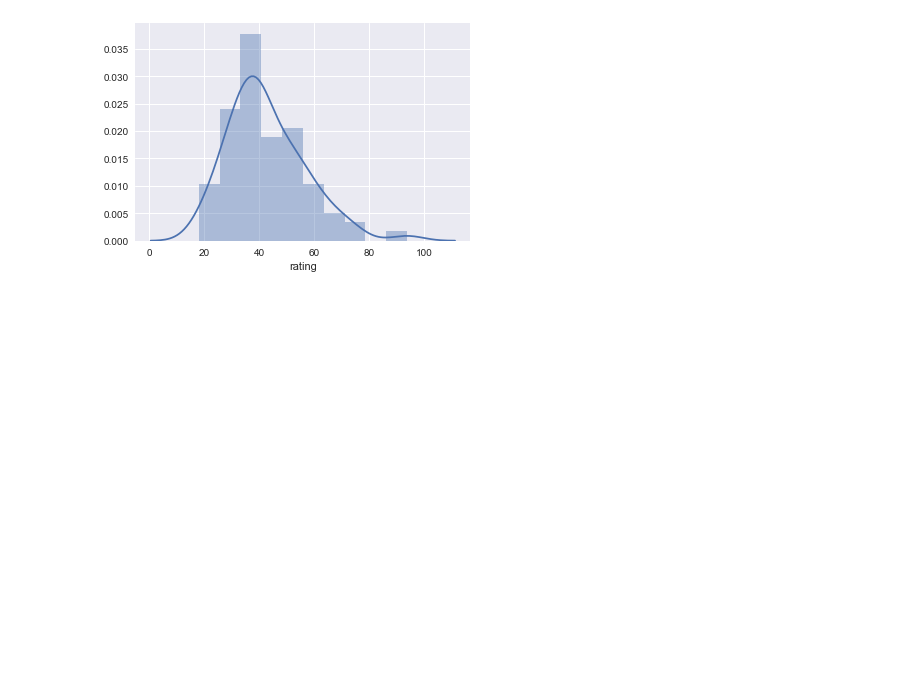
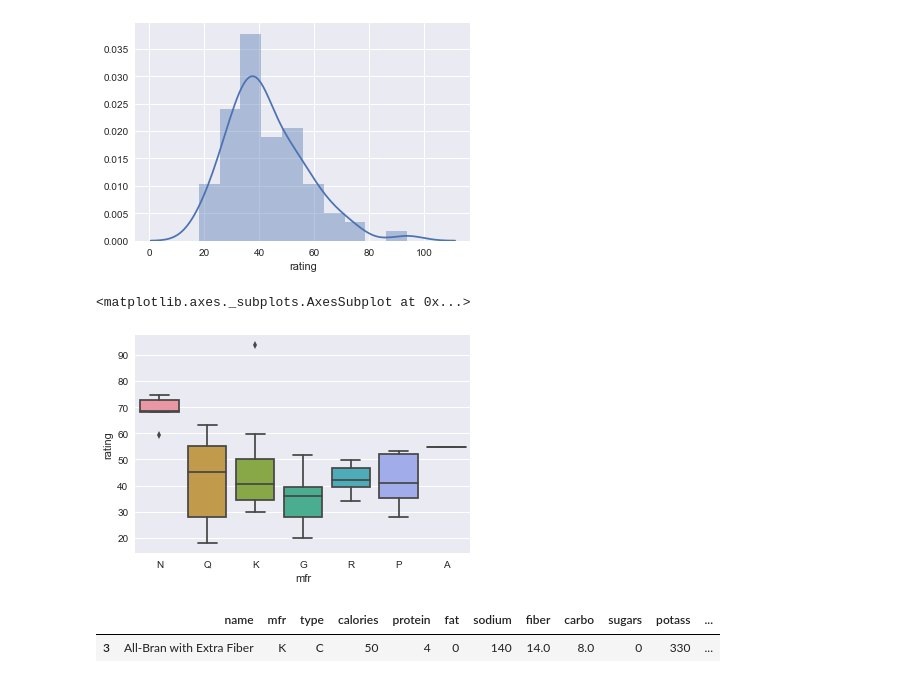
Before and after one commit to michael1albq/PythonTutorial, a Jupyter notebook: PythonTutorial.ipynb, the cells around one changed output. Cells and saved outputs as stored; diff of their text form; code cells hidden in the pictures; blank space fills up the shorter version.

```diff
--- a/PythonTutorial.ipynb
+++ b/PythonTutorial.ipynb
@@ -263,3 +281,13 @@ sns.distplot(df['rating'])
 # %% [output]
 <matplotlib.axes._subplots.AxesSubplot at 0x...>
 [figure]
+# %%
+sns.boxplot(x="mfr", y="rating", data=df)
+# %% [output]
+<matplotlib.axes._subplots.AxesSubplot at 0x...>
+[figure, added]
+# %%
+df.loc[df.rating >= 90]
+# %% [output]
+|  | name | mfr | type | calories | protein | fat | sodium | fiber | carbo | sugars | potass | ... |
+| 3 | All-Bran with Extra Fiber | K | C | 50 | 4 | 0 | 140 | 14.0 | 8.0 | 0 | 330 | ... |
```
Also changed, not shown: parts of 8 cells of this notebook.
